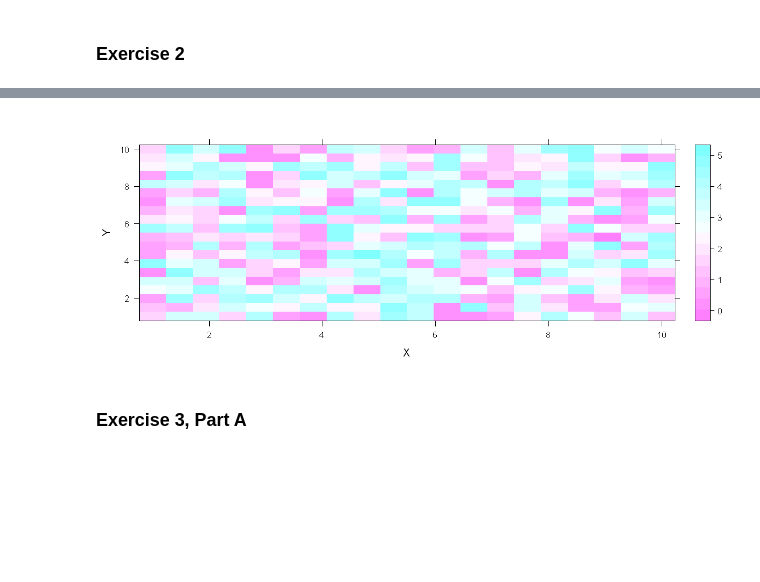
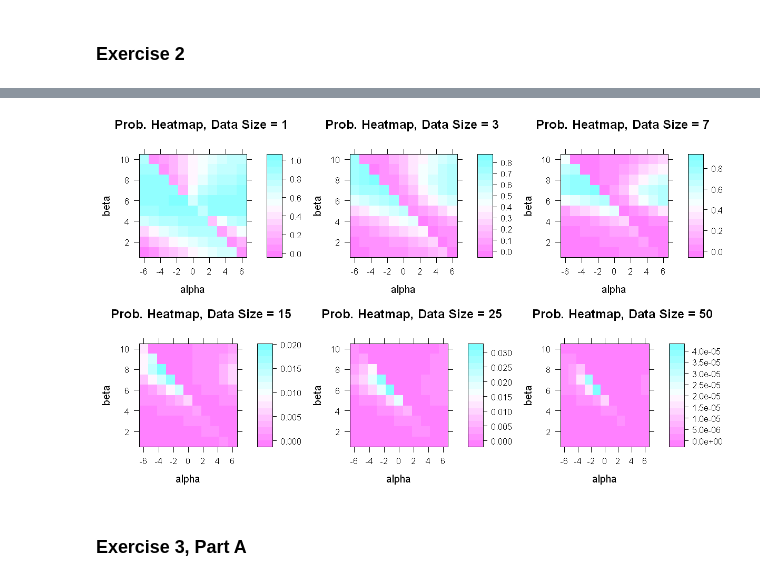
Before and after one commit to Bahadoram/Advanced_Statistics_Exercises, a Jupyter notebook: RLab5_Amjadi_Bahador.ipynb, the cells around one changed output, grey strips where cells are left out. Drawn from its saved outputs; the diff is of its cells as text; code cells hidden in the pictures; blank space fills up the shorter version.

```diff
--- a/RLab5_Amjadi_Bahador.ipynb
+++ b/RLab5_Amjadi_Bahador.ipynb
@@ -97,3 +85,8 @@ ERROR: Error in qbeta(0.025, a_prior + r, b_prior + n - r): object 'a_prior' not
 # %% [markdown]
 ### Exercise 2
+# %%
+p.log.like <- function(alpha,beta, data){
+    logL <- 0.0
+    for (x in data) {logL <- logL - log(1 + ((x-alpha)/beta)**2)}
+return(logL)}
 # %%
@@ -216,14 +151,42 @@ Alpha max:  2.1
 # %%
-# Dummy data
-x <- seq(1,10, length.out=20)
-y <- seq(1,10, length.out=20)
-data <- expand.grid(X=x, Y=y)
-data$Z <- runif(400, 0, 5)
+# Now we investigate the heatmap of prob. as a function of alpha and beta for each size
+# For easier illustration we limit ourselves to 4 different data size
+options(repr.plot.width=10, repr.plot.height =6)  #changing size of plots
+set.seed(206)
 
-## Try it out
-levelplot(Z ~ X*Y, data=data  ,xlab="X",
-          main="")
+#a function the helps plotting multiple heatmapas for differnt dize of data
+level.finder <- function(data.size){
+    theta        <- runif(1000, min = 0, max = pi)
+    data         <- 1 * tan(theta) + 1    #we assume the true alpha and beta are alpha=1 and beta=1
+    dt        <- data[1:data.size]
+    n.sample  <- 10
+    x.min     <- -6; x.max <- +6
+    h         <- (x.max - x.min)/n.sample
+
+    alpha     <- seq(from=x.min, by=h, length.out=n.sample+1)
+    beta      <- seq(1,10, length.out=n.sample)
+    prob      <- vector()
+
+    for (a in alpha){
+        for (b in beta){
+            y.log.star <- p.log.like(a , b, dt)
+            y.post.star<- exp(y.log.star)
+            prob       <- append(prob, y.post.star) }}
+
+    df        <- expand.grid(alpha=alpha, beta=beta)
+    df$prob   <- prob
+    return(levelplot(prob ~ alpha*beta, data=df  ,xlab="alpha",
+        main=paste("Prob. Heatmap, Data Size =",data.size)))  }
+
+#constructing levelplot for diffenet size of data, grid-based graphs are hard to work with in a loop
+p1 <- level.finder(data.size = 1)
+p2 <- level.finder(data.size = 3)
+p3 <- level.finder(data.size = 7)
+p4 <- level.finder(data.size = 15)
+p5 <- level.finder(data.size = 25)
+p6 <- level.finder(data.size = 50)
+grid.arrange(p1, p2,p3,p4,p5,p6 ,ncol=3)
 # %% [output]
-[figure, old version]
+[figure, new version]
 # %% [markdown]
 ### Exercise 3, Part A
```
Also changed, not shown: parts of 31 cells of this notebook.
